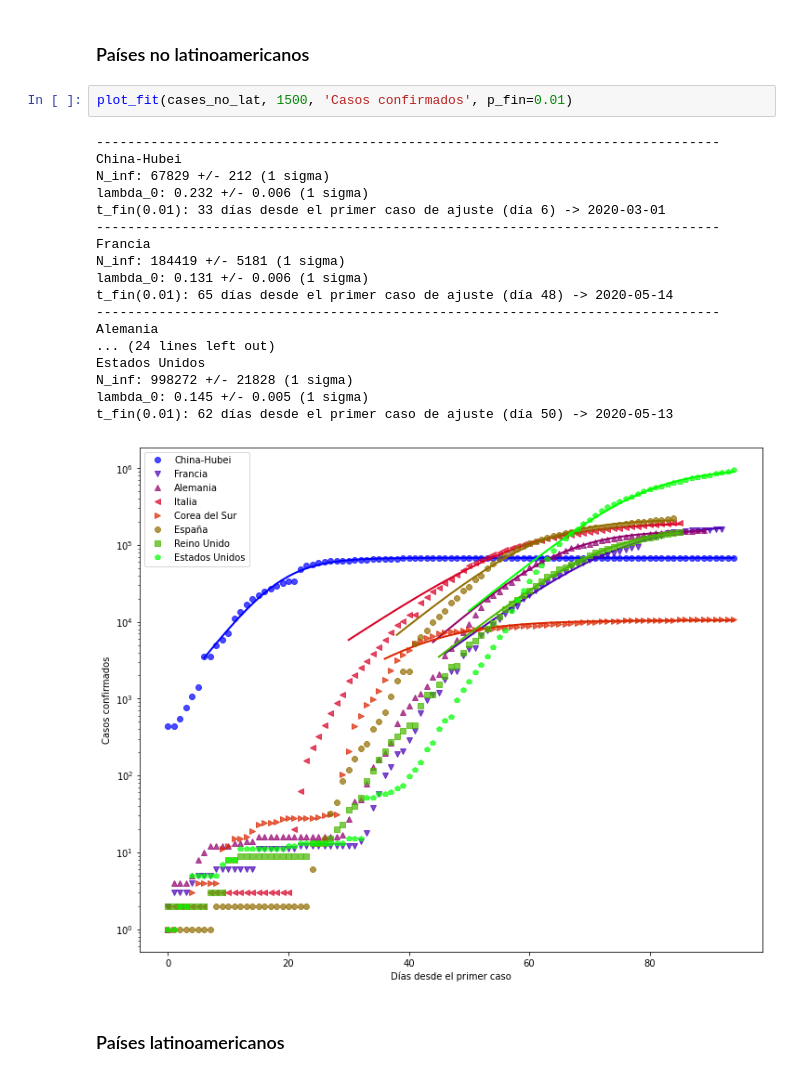
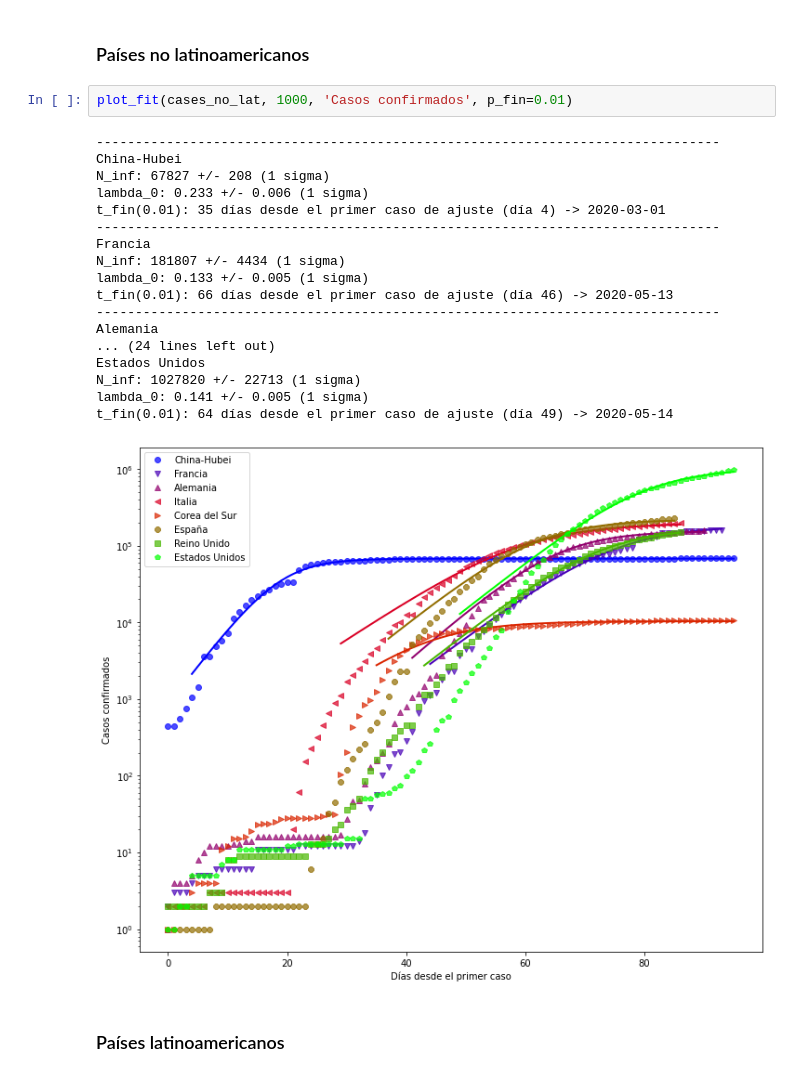
Before and after one commit to manuxch/logistic-covid19, a Jupyter notebook: Logistic_model_COVID-19.ipynb, the cells around one changed output. Cells and saved outputs as stored; diff of their text form.

```diff
--- a/Logistic_model_COVID-19.ipynb
+++ b/Logistic_model_COVID-19.ipynb
@@ -180,26 +180,26 @@ El número de casos confirmados se obtiene a partir de los test que se le realiz
 # %% [markdown]
 ### Países no latinoamericanos
 # %%
-plot_fit(cases_no_lat, 1500, 'Casos confirmados', p_fin=0.01)
+plot_fit(cases_no_lat, 1000, 'Casos confirmados', p_fin=0.01)
 # %% [output]
 --------------------------------------------------------------------------------
 China-Hubei
-N_inf: 67829 +/- 212 (1 sigma)
-lambda_0: 0.232 +/- 0.006 (1 sigma)
-t_fin(0.01): 33 días desde el primer caso de ajuste (día 6) -> 2020-03-01
+N_inf: 67827 +/- 208 (1 sigma)
+lambda_0: 0.233 +/- 0.006 (1 sigma)
+t_fin(0.01): 35 días desde el primer caso de ajuste (día 4) -> 2020-03-01
 --------------------------------------------------------------------------------
 Francia
-N_inf: 184419 +/- 5181 (1 sigma)
-lambda_0: 0.131 +/- 0.006 (1 sigma)
-t_fin(0.01): 65 días desde el primer caso de ajuste (día 48) -> 2020-05-14
+N_inf: 181807 +/- 4434 (1 sigma)
+lambda_0: 0.133 +/- 0.005 (1 sigma)
+t_fin(0.01): 66 días desde el primer caso de ajuste (día 46) -> 2020-05-13
 --------------------------------------------------------------------------------
 Alemania
 ... (24 lines left out)
 Estados Unidos
-N_inf: 998272 +/- 21828 (1 sigma)
-lambda_0: 0.145 +/- 0.005 (1 sigma)
-t_fin(0.01): 62 días desde el primer caso de ajuste (día 50) -> 2020-05-13
+N_inf: 1027820 +/- 22713 (1 sigma)
+lambda_0: 0.141 +/- 0.005 (1 sigma)
+t_fin(0.01): 64 días desde el primer caso de ajuste (día 49) -> 2020-05-14
-[figure, old version]
+[figure, new version]
 # %% [markdown]
 ### Países latinoamericanos
 # %%
```
Also changed, not shown: parts of 8 cells of this notebook.
